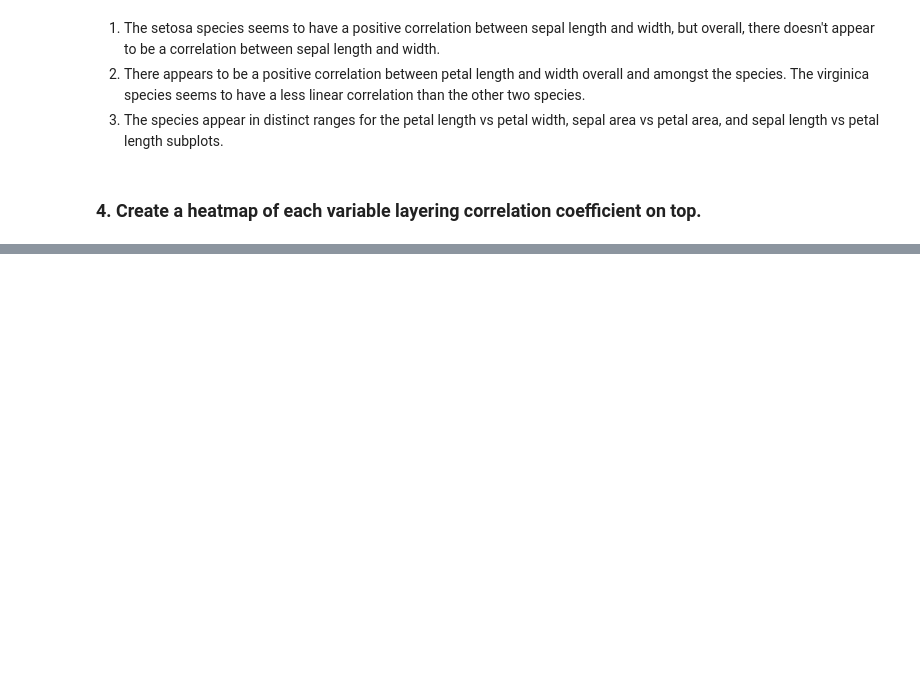
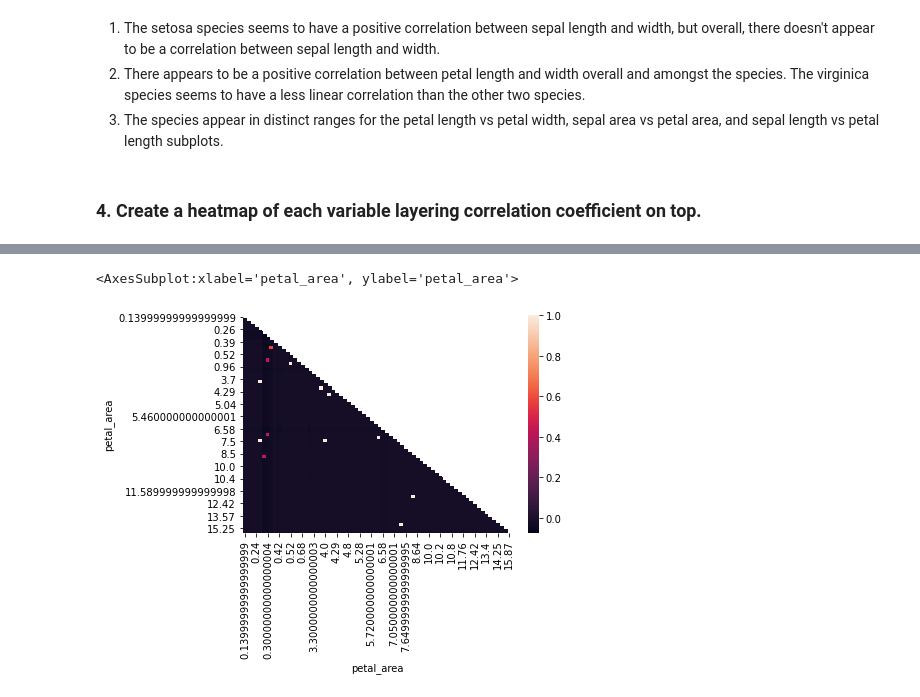
Before and after one commit to david-ryan-alviola/classification-exercises, a Jupyter notebook: classification_exercises.ipynb, the cells around one changed output, grey strips where cells are left out. Cells and saved outputs as stored; diff of their text form; code cells hidden in the pictures; blank space fills up the shorter version.

```diff
--- a/classification_exercises.ipynb
+++ b/classification_exercises.ipynb
@@ -447,0 +488,7 @@ sns.scatterplot(x="sepal_length", y="petal_length", data=train, hue="species")
+# %%
+area_cross = pd.crosstab(train.sepal_area, train.petal_area)
+
+sns.heatmap(area_cross.corr(), mask=np.triu(np.ones_like(area_cross.corr(), dtype=bool)))
+# %% [output]
+<AxesSubplot:xlabel='petal_area', ylabel='petal_area'>
+[figure, added]
```
Also changed, not shown: parts of 33 cells of this notebook.
